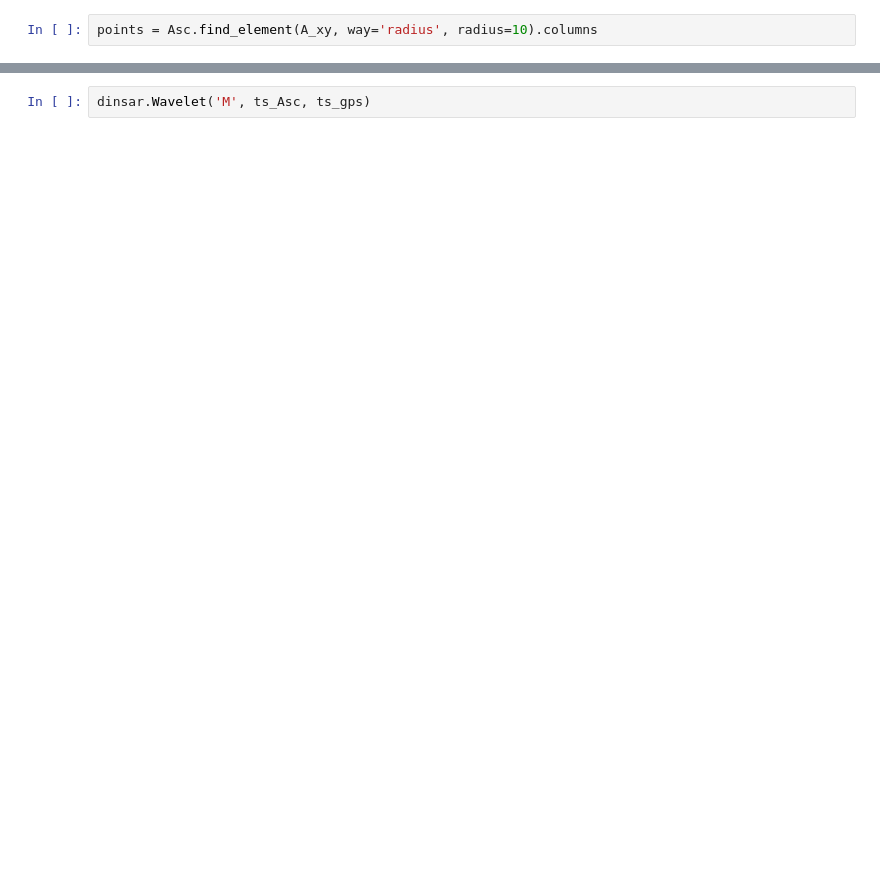
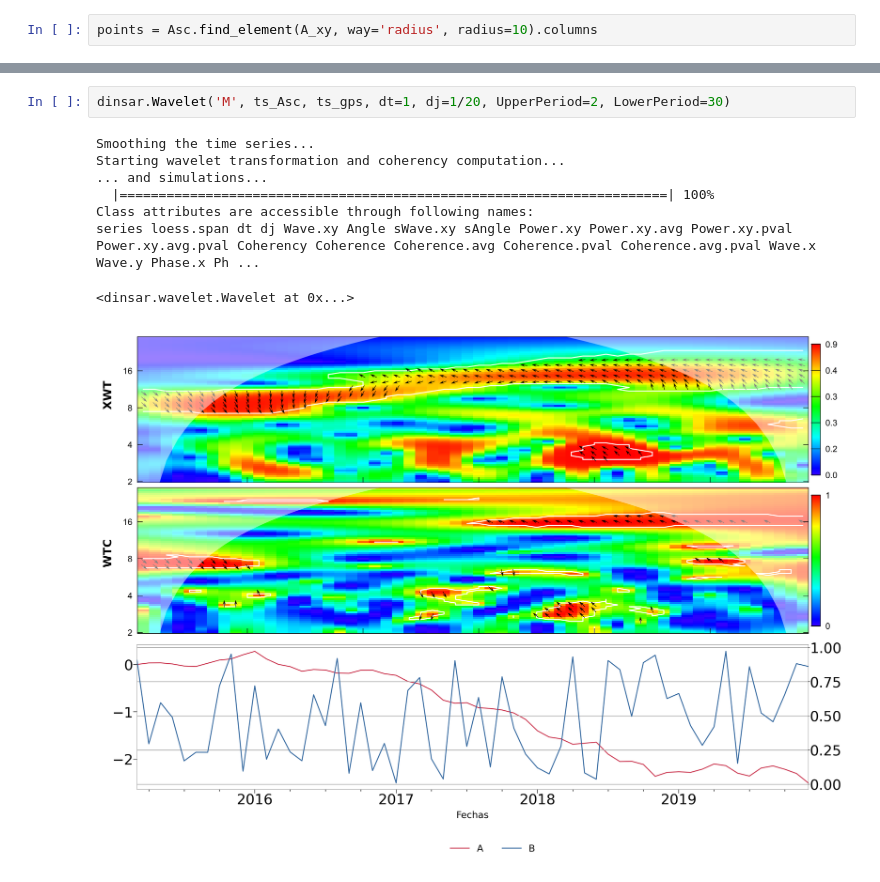
Before and after one commit to MiguelonGonzalez/wasar, a Jupyter notebook: examples/Adding other database to the model.ipynb, the cells around one changed output, grey strips where cells are left out. Drawn from its saved outputs; the diff is of its cells as text; blank space fills up the shorter version.

```diff
--- a/examples/Adding other database to the model.ipynb
+++ b/examples/Adding other database to the model.ipynb
@@ -93,2 +94,11 @@ ts_gps.plot(ax=ax, label='GPS',legend=True)
 # %%
-dinsar.Wavelet('M', ts_Asc, ts_gps)
+dinsar.Wavelet('M', ts_Asc, ts_gps, dt=1, dj=1/20, UpperPeriod=2, LowerPeriod=30)
+# %% [output]
+Smoothing the time series...
+Starting wavelet transformation and coherency computation...
+... and simulations...
+  |======================================================================| 100%
+Class attributes are accessible through following names:
+series loess.span dt dj Wave.xy Angle sWave.xy sAngle Power.xy Power.xy.avg Power.xy.pval Power.xy.avg.pval Coherency Coherence Coherence.avg Coherence.pval Coherence.avg.pval Wave.x Wave.y Phase.x Ph ...
+<dinsar.wavelet.Wavelet at 0x...>
+[figure, added]
```
Also changed, not shown: parts of 11 cells of this notebook, 1 other file.
